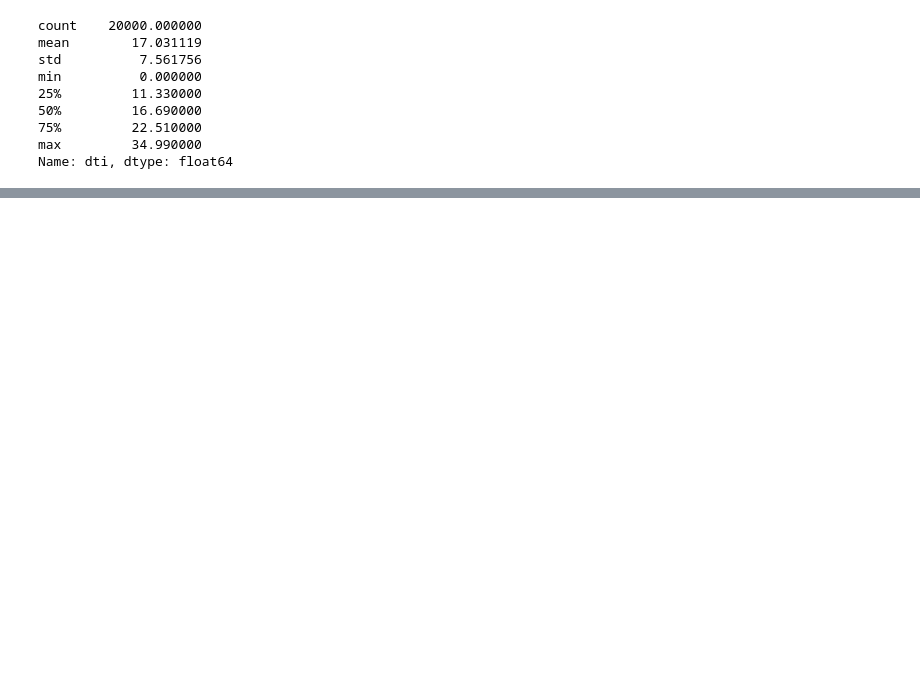
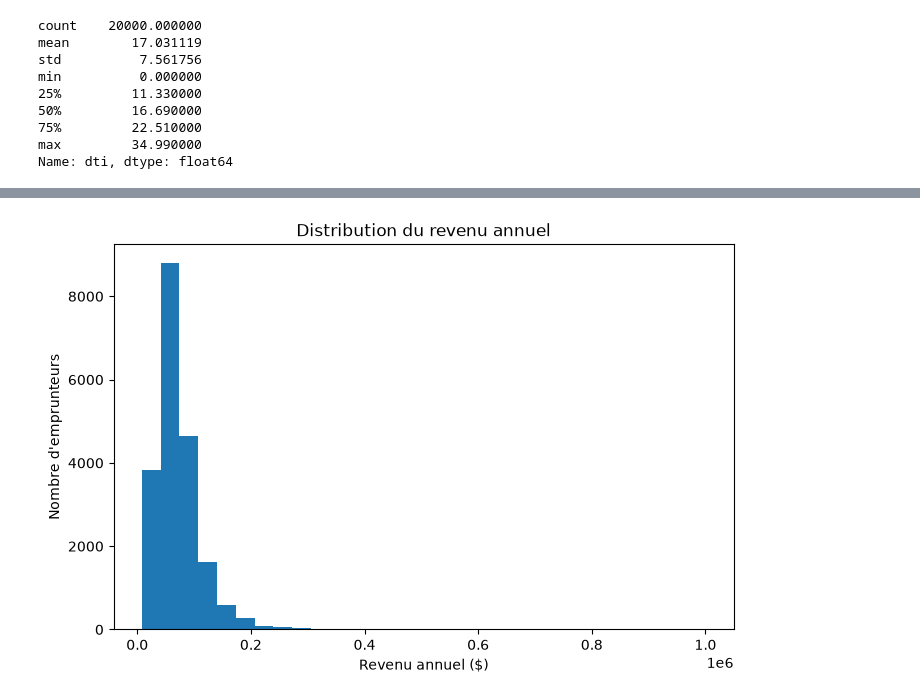
Before and after one commit to fameyou/credit-risk-scoring, a Jupyter notebook: notebooks/01_data_understanding.ipynb, the cells around one changed output, grey strips where cells are left out. Saved outputs shown, nothing was run; the diff lists cells and outputs as text; code cells hidden in the pictures; blank space fills up the shorter version.

```diff
--- a/notebooks/01_data_understanding.ipynb
+++ b/notebooks/01_data_understanding.ipynb
@@ -326,0 +400,12 @@ Name: dti, dtype: float64
+# %%
+plt.figure(figsize=(8, 5))
+
+plt.hist(df["annual_inc"], bins=30)
+
+plt.xlabel("Revenu annuel ($)")
+plt.ylabel("Nombre d'emprunteurs")
+plt.title("Distribution du revenu annuel")
+plt.savefig("../reports/figures/histogram_annual_inc.pdf", bbox_inches="tight")
+plt.show()
+# %% [output]
+[figure, added]
```
Also changed, not shown: parts of 12 cells of this notebook, 9 other files.
